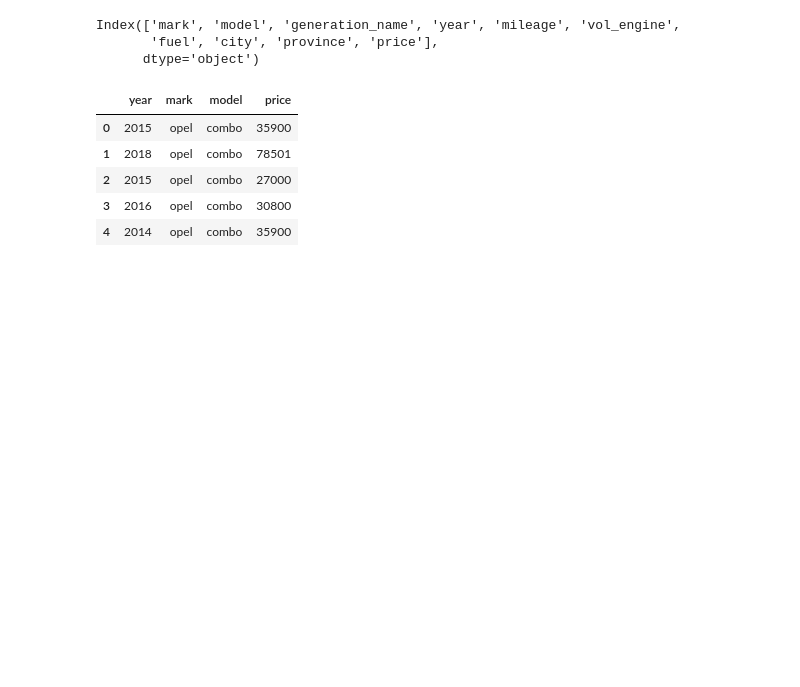
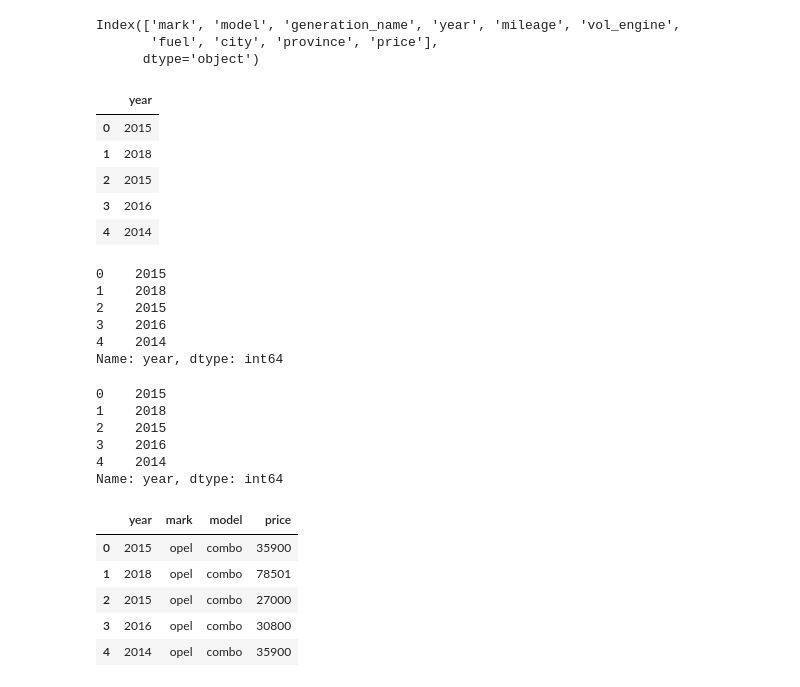
Before and after one commit to carbajaljerson/Pandas, a Jupyter notebook: DataFrameOperations.ipynb, the cells around one changed output. Saved outputs shown, nothing was run; the diff lists cells and outputs as text; code cells hidden in the pictures; blank space fills up the shorter version.

```diff
--- a/DataFrameOperations.ipynb
+++ b/DataFrameOperations.ipynb
@@ -153,4 +198,35 @@ df.columns
 Index(['mark', 'model', 'generation_name', 'year', 'mileage', 'vol_engine',
        'fuel', 'city', 'province', 'price'],
       dtype='object')
+# %%
+#Selección de una columna (resultado de tipo Dataframe)
+df[["year"]].head()
+# %% [output]
+|  | year |
+| 0 | 2015 |
+| 1 | 2018 |
+| 2 | 2015 |
+| 3 | 2016 |
+| 4 | 2014 |
+# %%
+#Selección de una columna (resultado de tipo Serie)
+#Recordar una Serie es la estructura de datos unidimensional de pandas que representa una columna
+df["year"].head()
+# %% [output]
+0    2015
+1    2018
+2    2015
+3    2016
+4    2014
+Name: year, dtype: int64
+# %%
+#Selección de una columna (resultado de tipo Serie)
+df.year.head()
+# %% [output]
+0    2015
+1    2018
+2    2015
+3    2016
+4    2014
+Name: year, dtype: int64
 # %%
```
Also changed, not shown: parts of 19 cells of this notebook, 2 other files.
